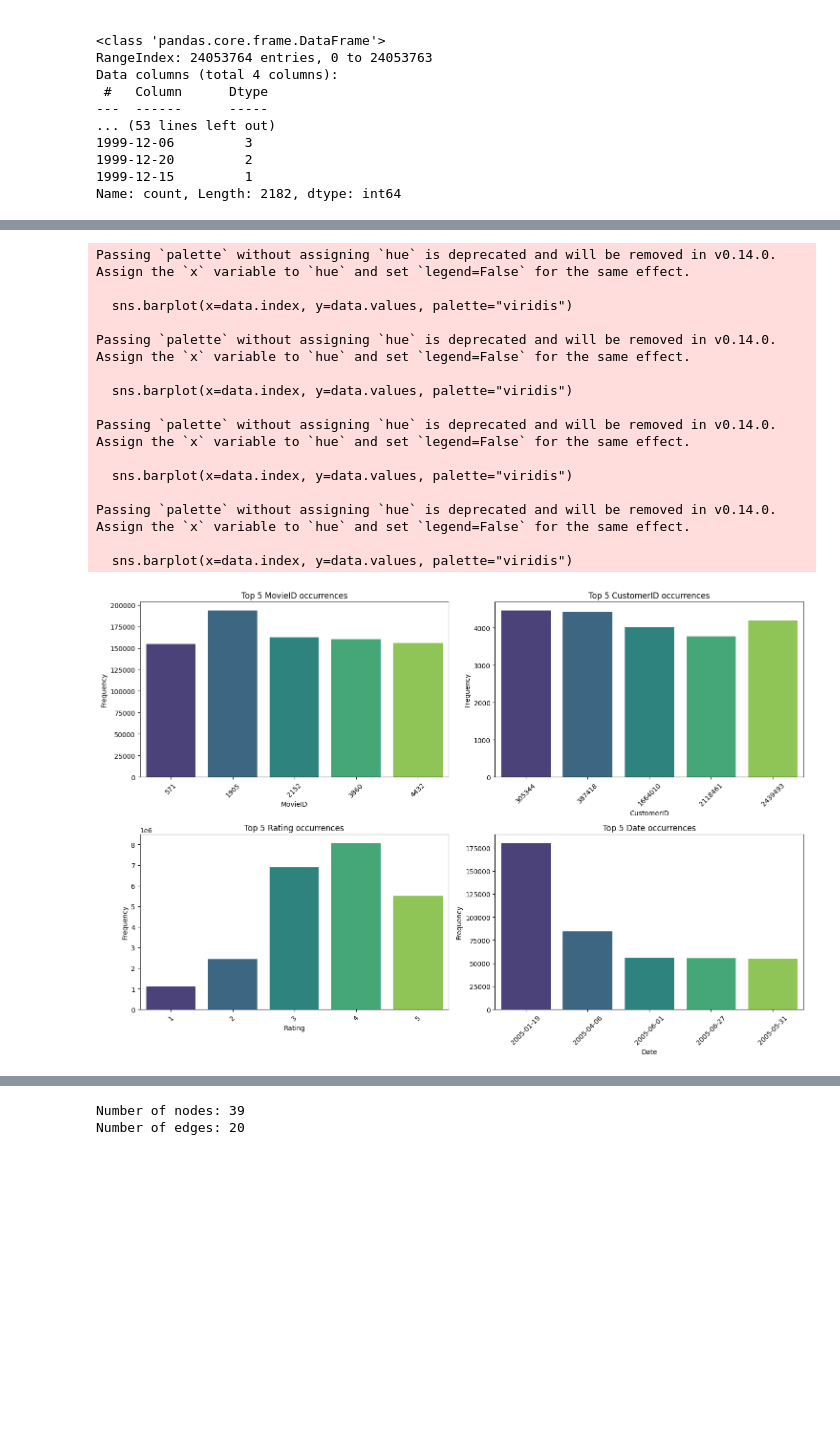
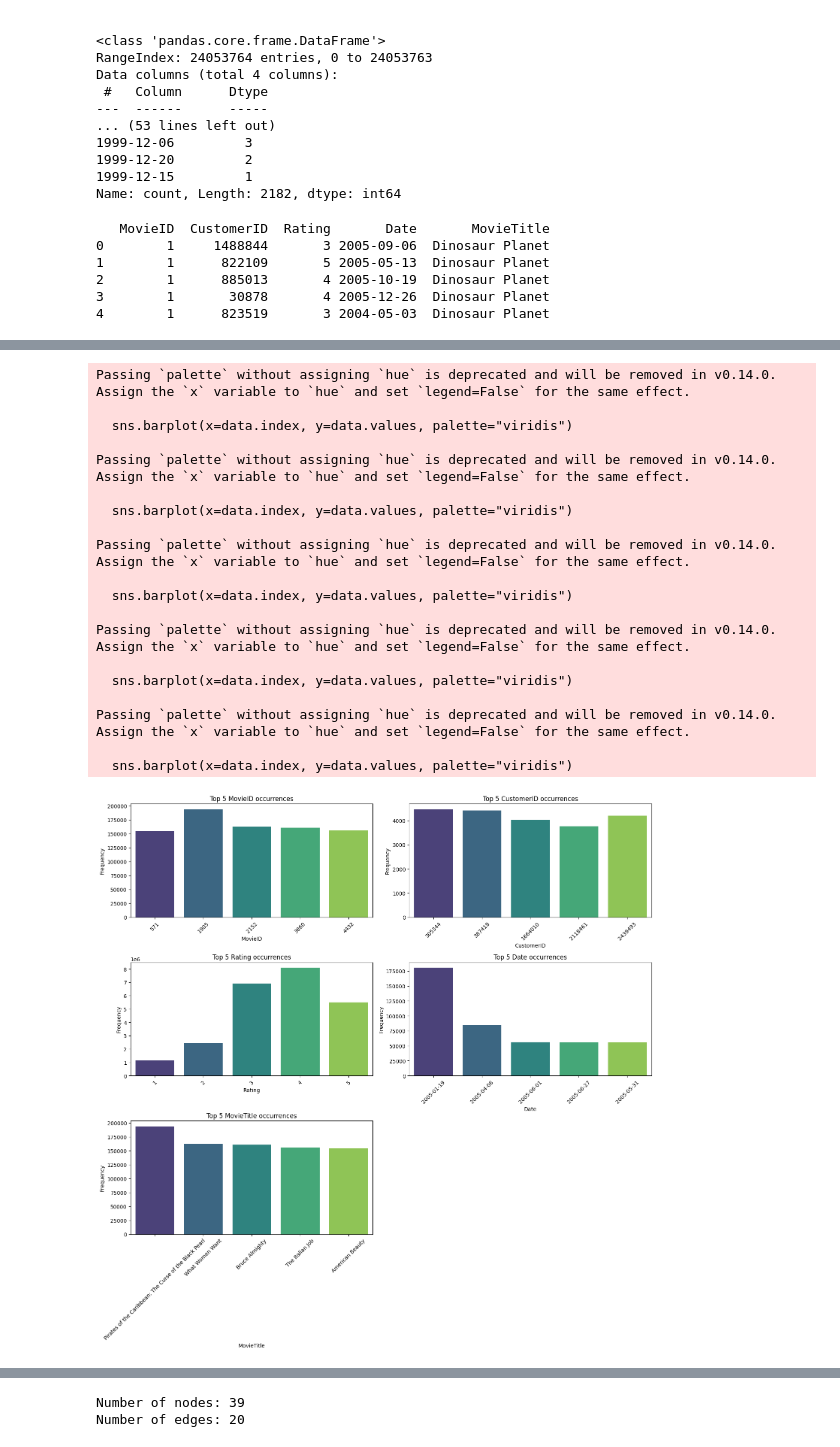
Before and after one commit to alessandrogentili001/Social-Networks-and-Recommendation-Systems, a Jupyter notebook: week_13/lab13.ipynb, the cells around one changed output, grey strips where cells are left out. Saved outputs shown, nothing was run; the diff lists cells and outputs as text; code cells hidden in the pictures; blank space fills up the shorter version.

Commit message:
lab13 update and save images

```diff
--- a/week_13/lab13.ipynb
+++ b/week_13/lab13.ipynb
@@ -107,6 +146,36 @@ Data columns (total 4 columns):
 1999-12-20         2
 1999-12-15         1
 Name: count, Length: 2182, dtype: int64
+# %%
+def add_movie_titles(interactions_df, movie_titles_df):
+    """
+    Adds a 'MovieTitle' column to the interactions dataframe.
+
+    Args:
+        interactions_df (pd.DataFrame): DataFrame containing 'CustomerID', 'MovieID', 'Rating'.
+        movie_titles_df (pd.DataFrame): DataFrame containing 'MovieID' and 'Title'.
+
+    Returns:
+        pd.DataFrame: A new DataFrame with an additional 'MovieTitle' column.
+    """
+    # Merge on 'MovieID' to add movie titles
+    enriched_df = interactions_df.merge(movie_titles_df[['MovieID', 'Title']], on="MovieID", how="left")
+
+    # Rename the 'Title' column to 'MovieTitle' for clarity
+    enriched_df = enriched_df.rename(columns={"Title": "MovieTitle"})
+
+    return enriched_df
+
+# Example usage
+enriched_combined_data_1_df = add_movie_titles(combined_data_1_df, movie_titles_df)
+print(enriched_combined_data_1_df.head())
+# %% [output]
+   MovieID  CustomerID  Rating       Date       MovieTitle
+0        1     1488844       3 2005-09-06  Dinosaur Planet
+1        1      822109       5 2005-05-13  Dinosaur Planet
+2        1      885013       4 2005-10-19  Dinosaur Planet
+3        1       30878       4 2005-12-26  Dinosaur Planet
+4        1      823519       3 2004-05-03  Dinosaur Planet
 # %%
 def extract_top_5(df):
     """
@@ -136,11 +205,11 @@ def plot_top_5(df):
     """
     top_5_data = extract_top_5(df)  # Get top 5 values for each column
 
-    plt.figure(figsize=(15, 10))  # Set figure size
+    plt.figure(figsize=(15, 15))  # Set figure size
 
     # Iterate through the extracted data and create a subplot for each attribute
     for i, (column, data) in enumerate(top_5_data.items(), 1):
-        plt.subplot(2, 2, i)  # Create a 2x2 grid of subplots
+        plt.subplot(3, 2, i)  # Create a 2x2 grid of subplots
         sns.barplot(x=data.index, y=data.values, palette="viridis")
         plt.xlabel(column)
         plt.ylabel("Frequency")
@@ -151,14 +220,14 @@ def plot_top_5(df):
     plt.show()
 
 # Apply the function to your dataset
-top_5_results = extract_top_5(combined_data_1_df)
+top_5_results = extract_top_5(enriched_combined_data_1_df)
 
 # Display results
 for key, value in top_5_results.items():
     print(f"\nTop 5 for {key}:\n{value}")
 
 # Apply the function to your dataset
-plot_top_5(combined_data_1_df)
+plot_top_5(enriched_combined_data_1_df)
 # %% [output]
 Top 5 for MovieID:
 MovieID
@@ -179,20 +248,24 @@ CustomerID
 Name: count, dtype: int64
 Passing `palette` without assigning `hue` is deprecated and will be removed in v0.14.0. Assign the `x` variable to `hue` and set `legend=False` for the same effect.
 
   sns.barplot(x=data.index, y=data.values, palette="viridis")
 
 Passing `palette` without assigning `hue` is deprecated and will be removed in v0.14.0. Assign the `x` variable to `hue` and set `legend=False` for the same effect.
 
   sns.barplot(x=data.index, y=data.values, palette="viridis")
 
 Passing `palette` without assigning `hue` is deprecated and will be removed in v0.14.0. Assign the `x` variable to `hue` and set `legend=False` for the same effect.
 
   sns.barplot(x=data.index, y=data.values, palette="viridis")
 
 Passing `palette` without assigning `hue` is deprecated and will be removed in v0.14.0. Assign the `x` variable to `hue` and set `legend=False` for the same effect.
 
   sns.barplot(x=data.index, y=data.values, palette="viridis")
+
+Passing `palette` without assigning `hue` is deprecated and will be removed in v0.14.0. Assign the `x` variable to `hue` and set `legend=False` for the same effect.
+
+  sns.barplot(x=data.index, y=data.values, palette="viridis")
-[figure, old version]
+[figure, new version]
 # %%
 def extract_random_user_data(df):
     """
```
Also changed, not shown: parts of 16 cells of this notebook, 9 other files.
